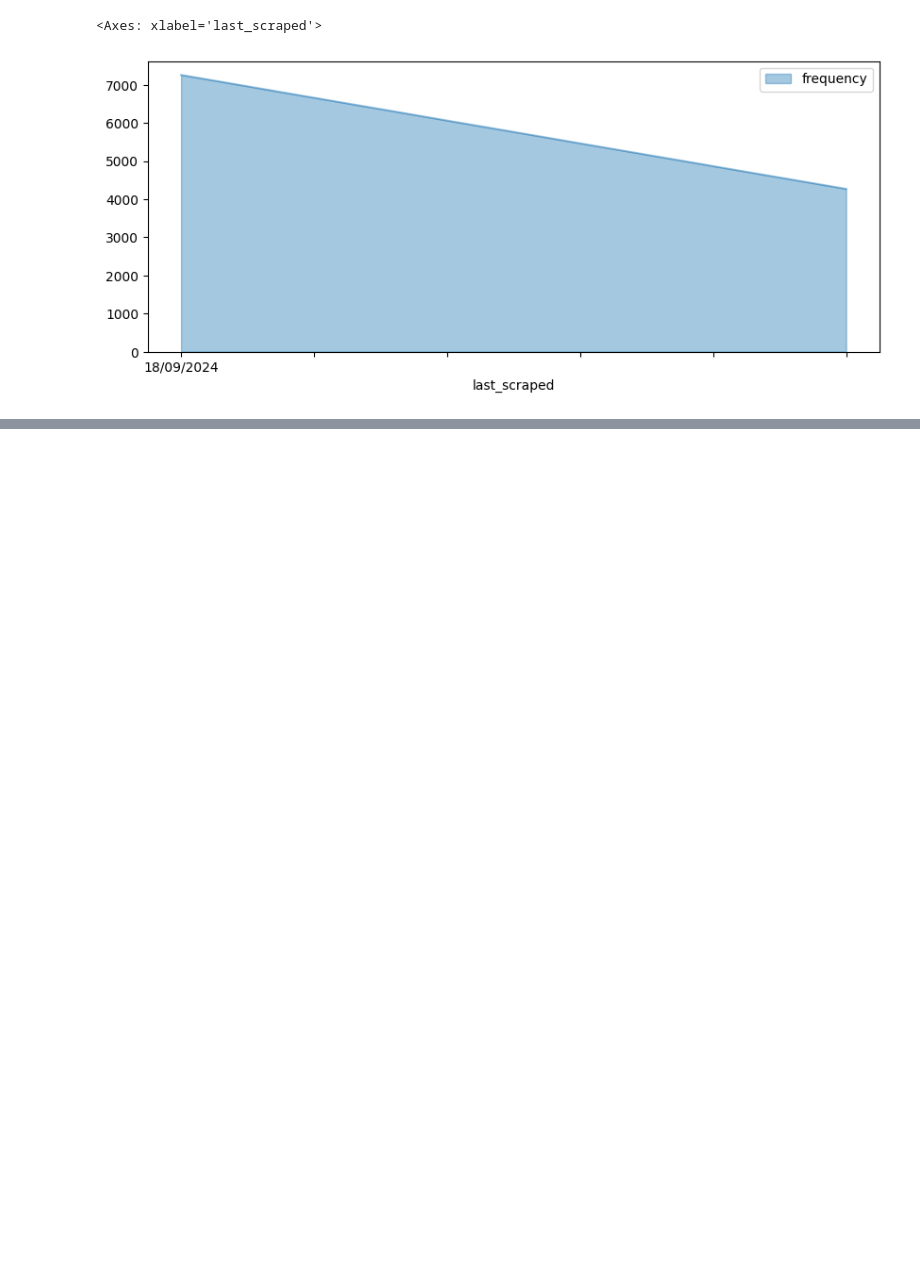
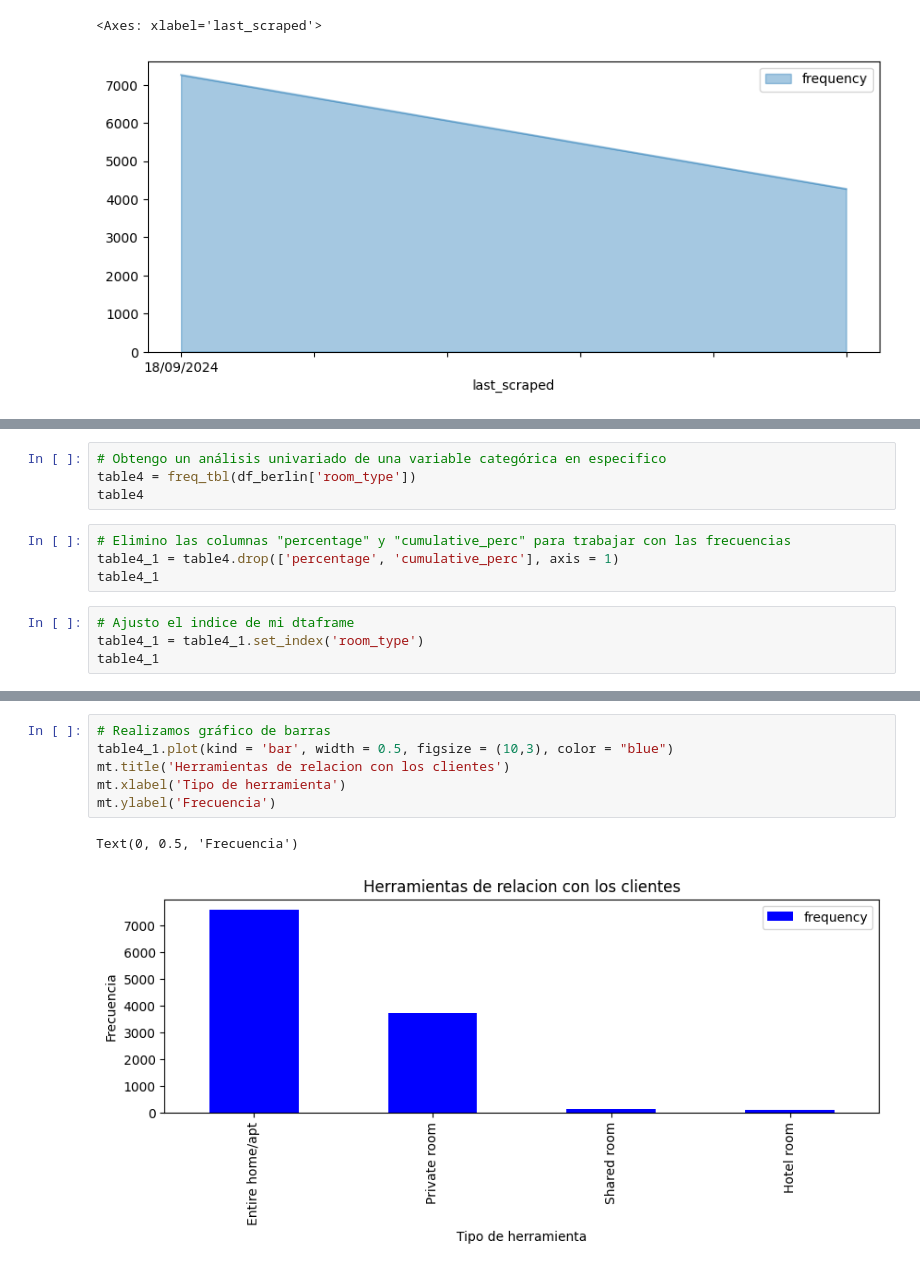
Before and after one commit to GabLopezAl/Extraccion-de-caracteristicas, a Jupyter notebook: codigo.ipynb, the cells around one changed output, grey strips where cells are left out. Saved outputs shown, nothing was run; the diff lists cells and outputs as text; blank space fills up the shorter version.

```diff
--- a/codigo.ipynb
+++ b/codigo.ipynb
@@ -121,0 +164,12 @@ table1.plot(kind = "area", figsize=(10,4), alpha = .4)
+# %%
+# Obtengo un análisis univariado de una variable categórica en especifico
+table4 = freq_tbl(df_berlin['room_type'])
+table4
+# %%
+# Elimino las columnas "percentage" y "cumulative_perc" para trabajar con las frecuencias
+table4_1 = table4.drop(['percentage', 'cumulative_perc'], axis = 1)
+table4_1
+# %%
+# Ajusto el indice de mi dtaframe
+table4_1 = table4_1.set_index('room_type')
+table4_1
@@ -121,0 +183,9 @@ table1.plot(kind = "area", figsize=(10,4), alpha = .4)
+# %%
+# Realizamos gráfico de barras
+table4_1.plot(kind = 'bar', width = 0.5, figsize = (10,3), color = "blue")
+mt.title('Herramientas de relacion con los clientes')
+mt.xlabel('Tipo de herramienta')
+mt.ylabel('Frecuencia')
+# %% [output]
+Text(0, 0.5, 'Frecuencia')
+[figure, added]
```
Also changed, not shown: parts of 44 cells of this notebook.
